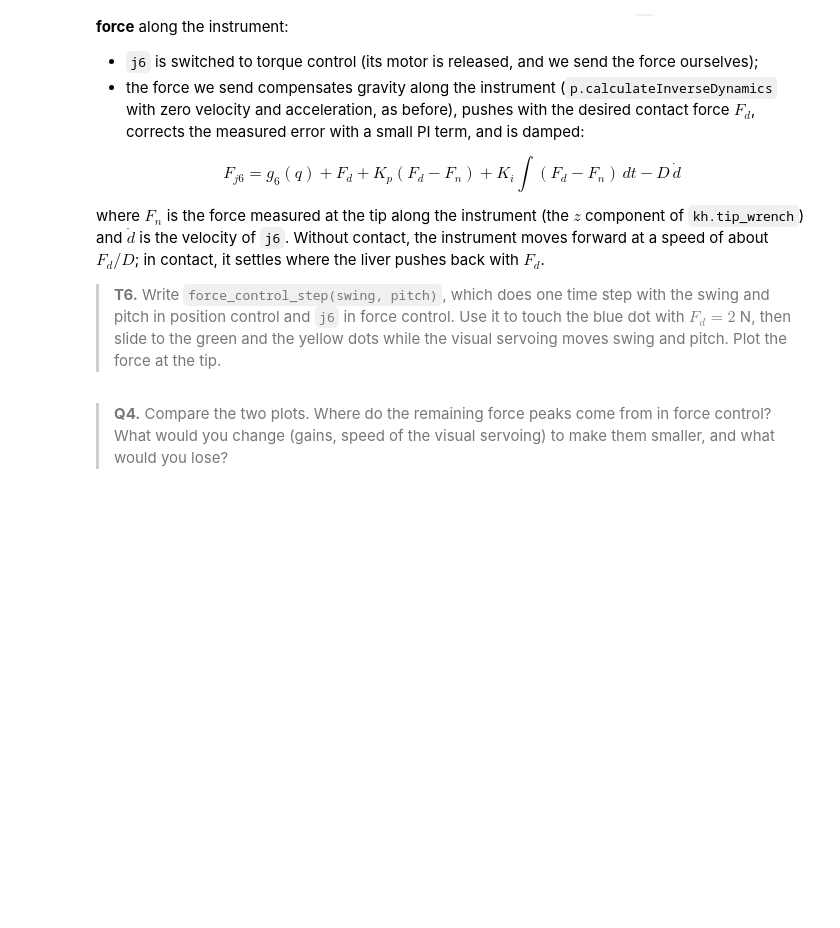
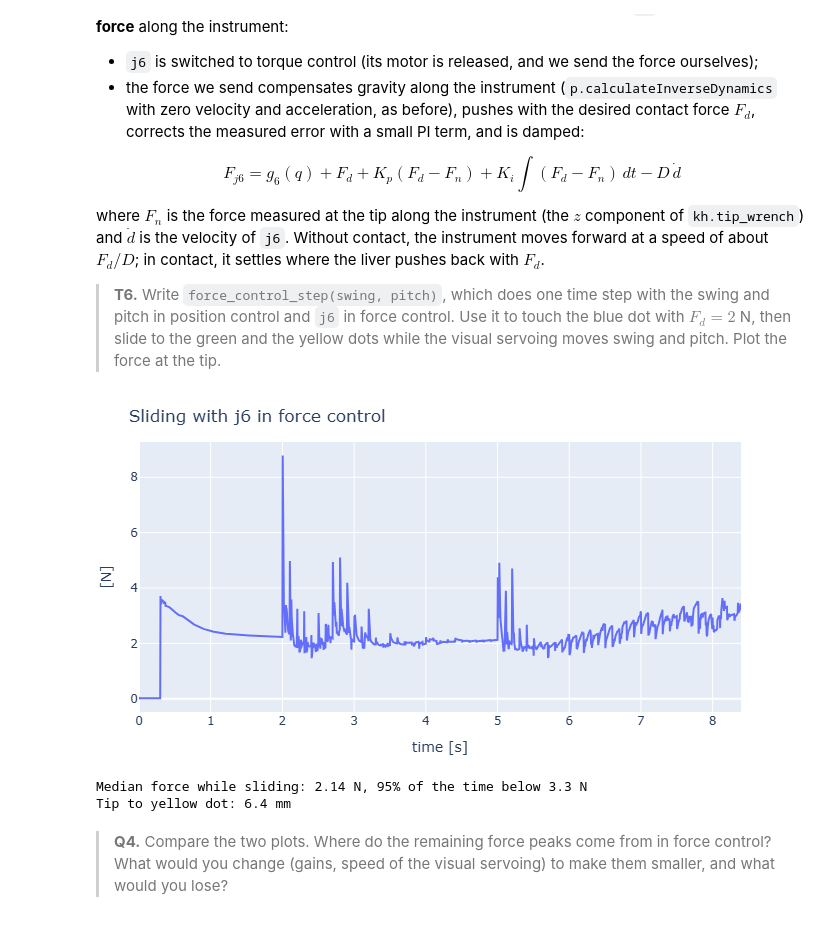
Before and after one commit to Eva-MariaO/medical-robotics-2026-robmed-group7, a Jupyter notebook: week-4/robmed_visservo_submission.ipynb, the cells around one changed output. Drawn from its saved outputs; the diff is of its cells as text; code cells hidden in the pictures; blank space fills up the shorter version.

```diff
--- a/week-4/robmed_visservo_submission.ipynb
+++ b/week-4/robmed_visservo_submission.ipynb
@@ -501,10 +502,21 @@ Now visit the other two dots, in order: green, then yellow. For each one: pull t
 # %%
 def align_with(colour, swing, pitch, insertion=0.0):
     # Visual servoing until the dot of this colour is on its target; returns swing, pitch, iterations
+
     for iteration in range(max_iterations):
         target = kh.desired_dot_pixel(robot, colour, insertion)
+        pixel = dot_pixel (robot, colour)
+        image_error = pixel - target
 
-        #TODO: add from section 6
+        iteration_log.append(iteration)
+        error_u_log.append(image_error[0])
+        error_v_log.append(image_error[1])
+        force_log.append(np.linalg.norm(kh.port_force(robot, port)))
+
+        if np.linalg.norm(image_error) < tolerance:
+            break
+
+        correction = np.linalg.solve(J, image_error)
 
         swing = swing - gain * correction[0]
         pitch = pitch - gain * correction[1]
@@ -516,10 +528,18 @@ def touch_liver(swing, pitch):
     # Advance the instrument until the tip feels more than contact_threshold; returns insertion, force
     insertion = 0.0
     tip_force = np.zeros(3)
-    #TODO: Add from section 7
+    tip_torque = np.zeros(3)
+
+    while np.linalg.norm(tip_force) < contact_threshold:
+        insertion = insertion + insertion_step
+        move_to(swing, pitch, insertion, steps_per_advance)
+
+        #wrench has force and torque components
+        wrench = kh.tip_wrench(robot)
+        tip_force = wrench[:3]   # First 3 elements are force
+        tip_torque = wrench[3:]  # Last 3 elements are torque
 
     return insertion, tip_force
-
 
 for colour in ["green", "yellow"]:
     move_to(swing, pitch, 0.0, steps=240)                      # pull back
@@ -600,18 +626,26 @@ def force_control_step(swing, pitch):
                                 targetPositions=q_target[:5], forces=max_forces[:5])
 
     #TODO: get joint position and velocity
+    j6_state = p.getJointState(robot, j6)
+    d_dot = j6_state[1]
+
 
     #TODO: Calculate gravity torque (force) with inverse dynamics
-    #gravity =
+    q_current = [p.getJointState(robot, j)[0] for j in joints]
+    gravity_forces = p.calculateInverseDynamics(robot, q_current, [0.0] * len(joints), [0.0] * len(joints))
+    gravity = gravity_forces[j6]
+
 
     tip_force, _ = kh.tip_wrench(robot)
     force_along_axis = tip_force[2]                                          # F_n [N]
 
     #TODO: Compute force error
-    #force_error =
+    force_error = desired_force - force_along_axis
+    force_error_integral = force_error_integral + force_error * DT
+    force_error_integral = np.clip(force_error_integral, -integral_limit, integral_limit)
 
     #Apply PID+Gravity to j6
-    #j6_force =
+    j6_force = gravity + desired_force + (force_kp * force_error) + (force_ki * force_error_integral) - (damping * d_dot)
 
     p.setJointMotorControl2(robot, j6, p.TORQUE_CONTROL, force=j6_force)
     p.stepSimulation()
@@ -623,32 +657,36 @@ def align_in_force_control(colour, swing, pitch, slow_gain=0.1):
     force_log = []
     for iteration in range(150):
         insertion = p.getJointState(robot, j6)[0]
         target = kh.desired_dot_pixel(robot, colour, insertion)
         image_error = dot_pixel(robot, colour) - target
         if np.linalg.norm(image_error) < 1.5:
             break
         correction = np.linalg.solve(J, image_error)
         swing = swing - slow_gain * correction[0]
         pitch = pitch - slow_gain * correction[1]
         for _ in range(steps_per_iteration):
             force_log.append(force_control_step(swing, pitch))
     return swing, pitch, force_log
 
 
 move_to(swing, pitch, 0.0, steps=240)                          # pull back
 swing, pitch, _ = align_with("blue", swing, pitch)
 
 p.setJointMotorControl2(robot, j6, p.VELOCITY_CONTROL, force=0)    # release the j6 motor
 approach_log = [force_control_step(swing, pitch) for _ in range(480)]   # touch the blue dot (2 s)
 swing, pitch, force_to_green = align_in_force_control("green", swing, pitch)
 swing, pitch, force_to_yellow = align_in_force_control("yellow", swing, pitch)
 
 force_control_log = approach_log + force_to_green + force_to_yellow
 kh.plot_series(np.arange(len(force_control_log)) * DT, {"force at the tip [N]": force_control_log},
                ylabel="[N]", title="Sliding with j6 in force control")
 print(f"Median force while sliding: {np.median(force_to_green + force_to_yellow):.2f} N, "
       f"95% of the time below {np.percentile(force_to_green + force_to_yellow, 95):.1f} N")
 tip_position, _ = kh.link_pose(robot, "tool_tip_link")
 print(f"Tip to yellow dot: {np.linalg.norm(tip_position - kh.dot_positions()[0]) * 1000:.1f} mm")
+# %% [output]
+[figure, added]
+Median force while sliding: 2.14 N, 95% of the time below 3.3 N
+Tip to yellow dot: 6.4 mm
 # %% [markdown]
 > **Q4.** Compare the two plots. Where do the remaining force peaks come from in force control? What would you change (gains, speed of the visual servoing) to make them smaller, and what would you lose?
```
Also changed, not shown: parts of 14 cells of this notebook.
